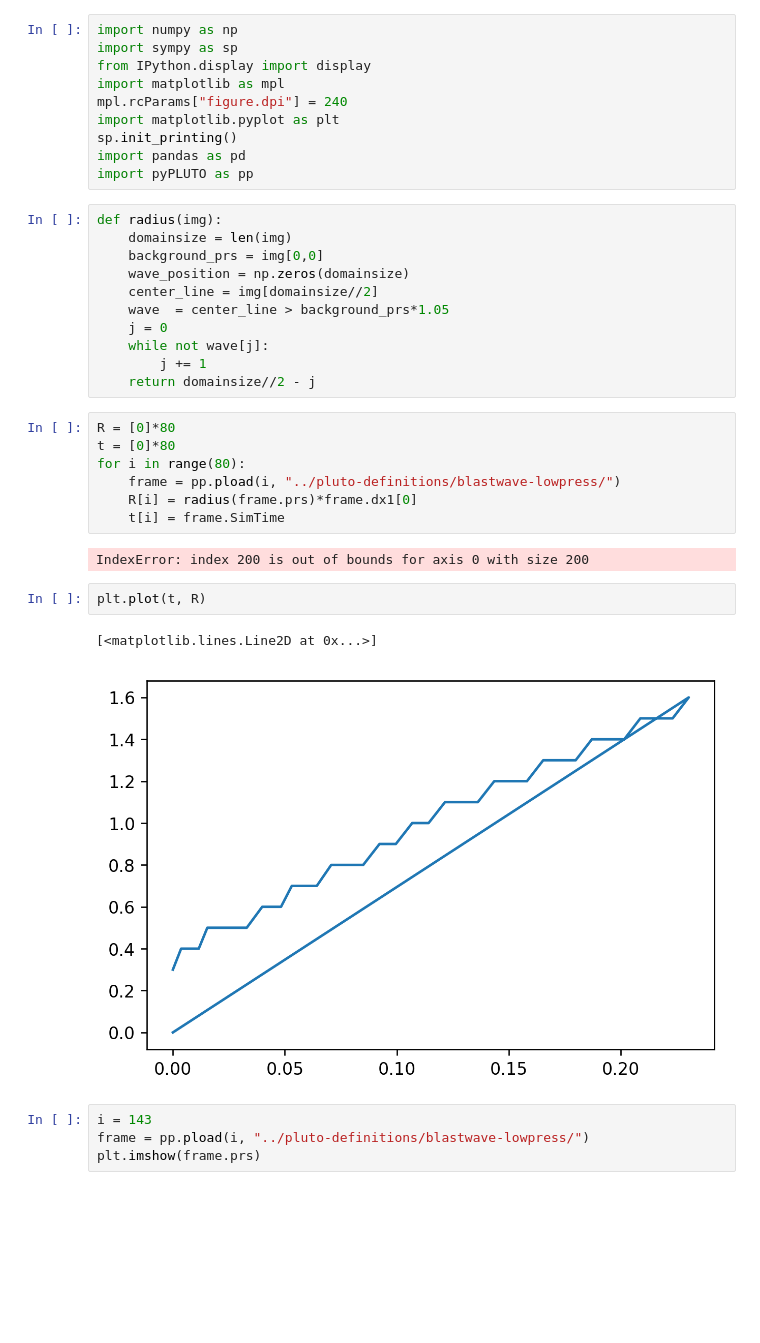
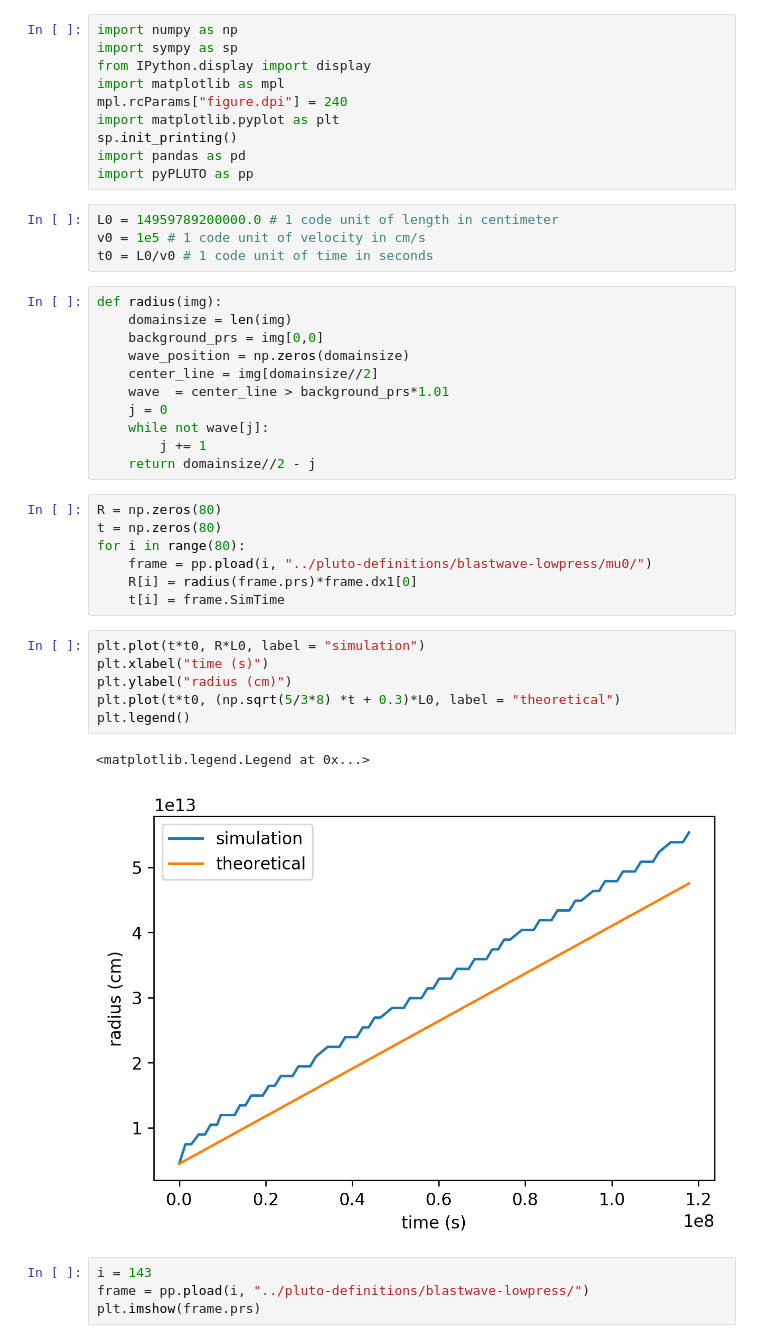
Before and after one commit to MichaelMaex/eindproject-2, a Jupyter notebook: notebooks/Blastwavelowpress.ipynb, the cells around one changed output. Cells and saved outputs as stored; diff of their text form; blank space fills up the shorter version.

```diff
--- a/notebooks/Blastwavelowpress.ipynb
+++ b/notebooks/Blastwavelowpress.ipynb
@@ -8,31 +8,37 @@ import matplotlib.pyplot as plt
 sp.init_printing()
 import pandas as pd
 import pyPLUTO as pp
+# %%
+L0 = 14959789200000.0 # 1 code unit of length in centimeter
+v0 = 1e5 # 1 code unit of velocity in cm/s
+t0 = L0/v0 # 1 code unit of time in seconds
 # %%
 def radius(img):
     domainsize = len(img)
     background_prs = img[0,0]
     wave_position = np.zeros(domainsize)
     center_line = img[domainsize//2]
-    wave  = center_line > background_prs*1.05
+    wave  = center_line > background_prs*1.01
     j = 0
     while not wave[j]:
         j += 1
     return domainsize//2 - j
 # %%
-R = [0]*80
-t = [0]*80
+R = np.zeros(80)
+t = np.zeros(80)
 for i in range(80):
-    frame = pp.pload(i, "../pluto-definitions/blastwave-lowpress/")
+    frame = pp.pload(i, "../pluto-definitions/blastwave-lowpress/mu0/")
     R[i] = radius(frame.prs)*frame.dx1[0]
     t[i] = frame.SimTime
-# %% [output]
-IndexError: index 200 is out of bounds for axis 0 with size 200
-# %%
-plt.plot(t, R)
-# %% [output]
-[<matplotlib.lines.Line2D at 0x...>]
-[figure, removed]
+# %%
+plt.plot(t*t0, R*L0, label = "simulation")
+plt.xlabel("time (s)")
+plt.ylabel("radius (cm)")
+plt.plot(t*t0, (np.sqrt(5/3*8) *t + 0.3)*L0, label = "theoretical")
+plt.legend()
+# %% [output]
+<matplotlib.legend.Legend at 0x...>
+[figure, added]
 # %%
 i = 143
 frame = pp.pload(i, "../pluto-definitions/blastwave-lowpress/")
```
Also changed, not shown: 4 other files.
